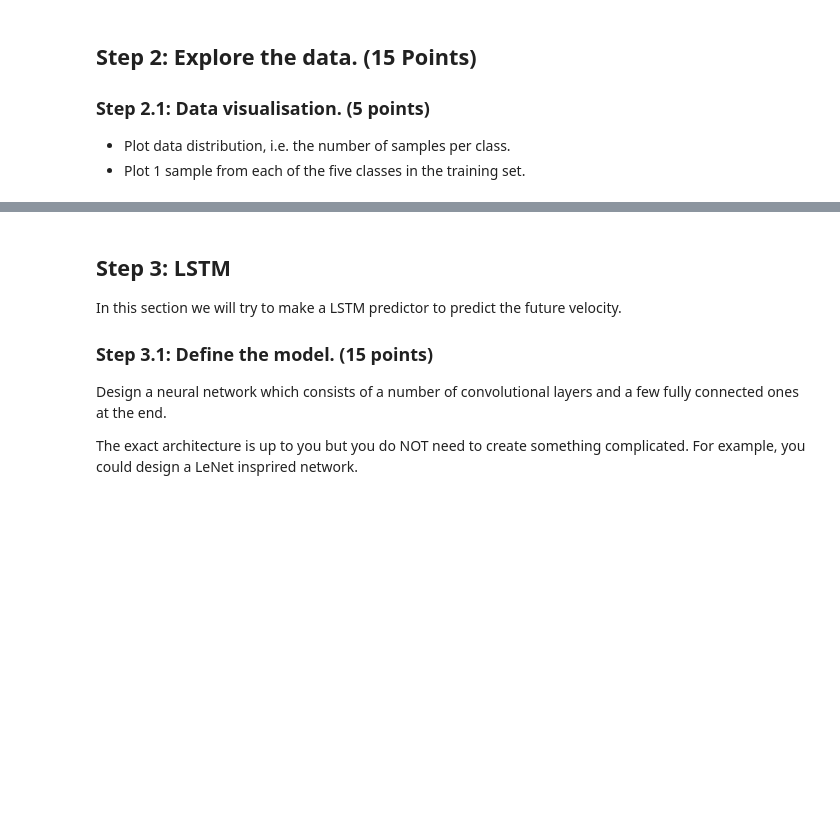
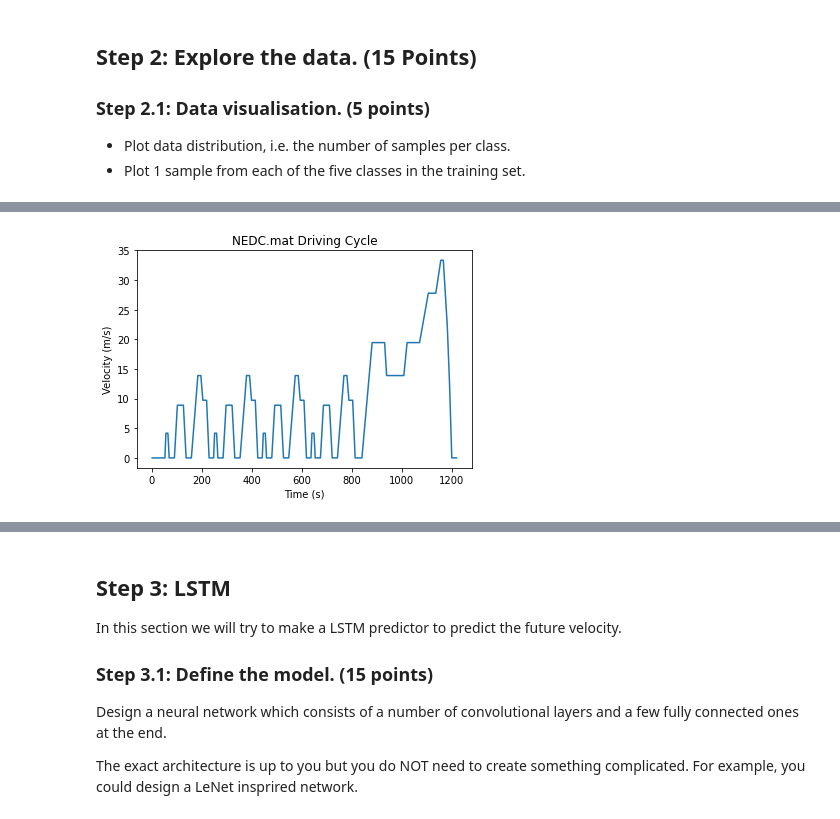
Before and after one commit to tsersiew/fyp_speed_predictor, a Jupyter notebook: LSTM.ipynb, the cells around one changed output, grey strips where cells are left out. Saved outputs shown, nothing was run; the diff lists cells and outputs as text; code cells hidden in the pictures; blank space fills up the shorter version.

Commit message:
plotted some samples

```diff
--- a/LSTM.ipynb
+++ b/LSTM.ipynb
@@ -54,10 +54,10 @@ class DrivingCyclesDataset(Dataset):
         df3 = pd.DataFrame(mat['D_z'], columns = ['D_z']) # acceleration
         # df4 = pd.DataFrame(mat['G_z'], columns = ['G_z'])
         df = pd.concat([df, df2, df3], axis=1)
-        # df['v_ave'] = df['V_z'].mean()
-        # df['v_max'] = df['V_z'].max()
-        # df['v_min'] = df['V_z'].min()
-        # df['a_ave'] = df['D_z'].mean()
+        df['v_ave'] = df['V_z'].mean()
+        df['v_max'] = df['V_z'].max()
+        df['v_min'] = df['V_z'].min()
+        df['a_ave'] = df['D_z'].mean()
         alldata.append(df)
         dcnames.append('WLTPextended.mat')
         for folder in dc_folders:
@@ -69,10 +69,10 @@ class DrivingCyclesDataset(Dataset):
                 df2 = pd.DataFrame(mat['T_z'], columns = ['T_z'])
                 df3 = pd.DataFrame(mat['D_z'], columns = ['D_z'])
                 df = pd.concat([df, df2, df3], axis=1)
-                # df['v_ave'] = df['V_z'].mean()
-                # df['v_max'] = df['V_z'].max()
-                # df['v_min'] = df['V_z'].min()
-                # df['a_ave'] = df['D_z'].mean()
+                df['v_ave'] = df['V_z'].mean()
+                df['v_max'] = df['V_z'].max()
+                df['v_min'] = df['V_z'].min()
+                df['a_ave'] = df['D_z'].mean()
                 dcnames.append(os.path.basename(f))
                 # each dataframe is a driving cycle
                 alldata.append(df)
@@ -94,4 +94,4 @@ class DrivingCyclesDataset(Dataset):
     def __getitem__(self, idx):
         # Get an item using its index
         # Return the driving cycle and its name
-        return self.data[idx], self.names[idx]
+        return self.data[idx]
@@ -171,7 +104,7 @@ def split_train_test(lendata, percentage=0.8):
 LENDATA = 36 + 6 + 4 + 1 # number of driving cycles = 47
 np.random.seed(42)
 idxs_train, idxs_test = split_train_test(LENDATA,0.8)
-# idxs_test = 47 # only 1 test driving cycle for easier visualisation
+idxs_test = 47 # only 1 test driving cycle for easier visualisation
 idxs_train = 46
 p = np.random.permutation(int(LENDATA))
 # %%
@@ -230,0 +130,73 @@ max    1.757536e+01   300.00000  2.297687e+00
+# %%
+# loading datasets
+dc_path = './DrivingCycles/'
+dataset_train  = DrivingCyclesDataset(dc_path, idxs_train, idxs_test, train=True)
+dataset_test = DrivingCyclesDataset(dc_path, idxs_train, idxs_test, train=False)
+
+# Plot samples from the test set
+# Europe NEDC
+sample_data = dataset_train.data[27]
+sample_name = dataset_train.names[27]
+print(sample_data.describe())
+plt.title(sample_name + " Driving Cycle")
+plt.xlabel("Time (s)")
+plt.ylabel("Velocity (m/s)")
+plt.plot(sample_data['T_z'], sample_data['V_z'])
+plt.show()
+
+# Europe WLTP
+sample_data = dataset_train.data[38]
+sample_name = dataset_train.names[38]
+print(sample_data.describe())
+plt.title(sample_name + " Driving Cycle")
+plt.xlabel("Time (s)")
+plt.ylabel("Velocity (m/s)")
+plt.plot(sample_data['T_z'], sample_data['V_z'])
+plt.show()
+
+# Japan 10 Mode
+sample_data = dataset_train.data[31]
+sample_name = dataset_train.names[31]
+print(sample_data.describe())
+plt.title(sample_name + " Driving Cycle")
+plt.xlabel("Time (s)")
+plt.ylabel("Velocity (m/s)")
+plt.plot(sample_data['T_z'], sample_data['V_z'])
+plt.show()
+
+# US FTP_75
+sample_data = dataset_train.data[17]
+sample_name = dataset_train.names[17]
+print(sample_data.describe())
+plt.title(sample_name + " Driving Cycle")
+plt.xlabel("Time (s)")
+plt.ylabel("Velocity (m/s)")
+plt.plot(sample_data['T_z'], sample_data['V_z'])
+plt.show()
+
+# Plot 1 sample from the test set
+sample_data = dataset_test.data[0]
+sample_name = dataset_test.names[0]
+print(sample_data.describe())
+print(dataset_train.names)
+plt.title(sample_name + " Driving Cycle")
+plt.xlabel("Time (s)")
+plt.ylabel("Velocity (m/s)")
+plt.plot(sample_data['T_z'], sample_data['V_z'])
+plt.show()
+
+# scaling the datasets
+scaler = MinMaxScaler(feature_range=(0,1))
+for df in dataset_train:
+    df['V_z'] = scaler.fit_transform(df[['V_z']])
+for df in dataset_test:
+    df['V_z'] = scaler.fit_transform(df[['V_z']])
+
+# create training set and test set
+x_train, y_train = create_dataset(dataset_train)
+x_test, y_test = create_dataset(dataset_test)
+
+# reshaping input to LSTM model
+x_train = np.reshape(x_train, (x_train.shape[0], x_train.shape[1], 1))
+x_test = np.reshape(x_test, (x_test.shape[0], x_test.shape[1], 1))
+# %% [output]
@@ -230,0 +222 @@ max    1.757536e+01   300.00000  2.297687e+00
+[figure, added]
```
Also changed, not shown: parts of 3 cells of this notebook, 6 other files.
